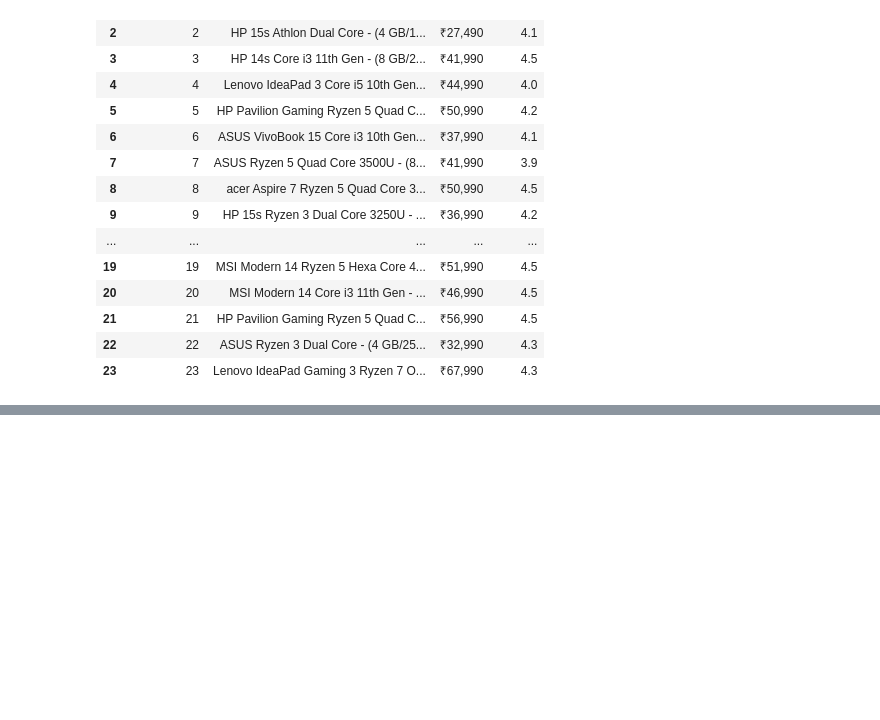
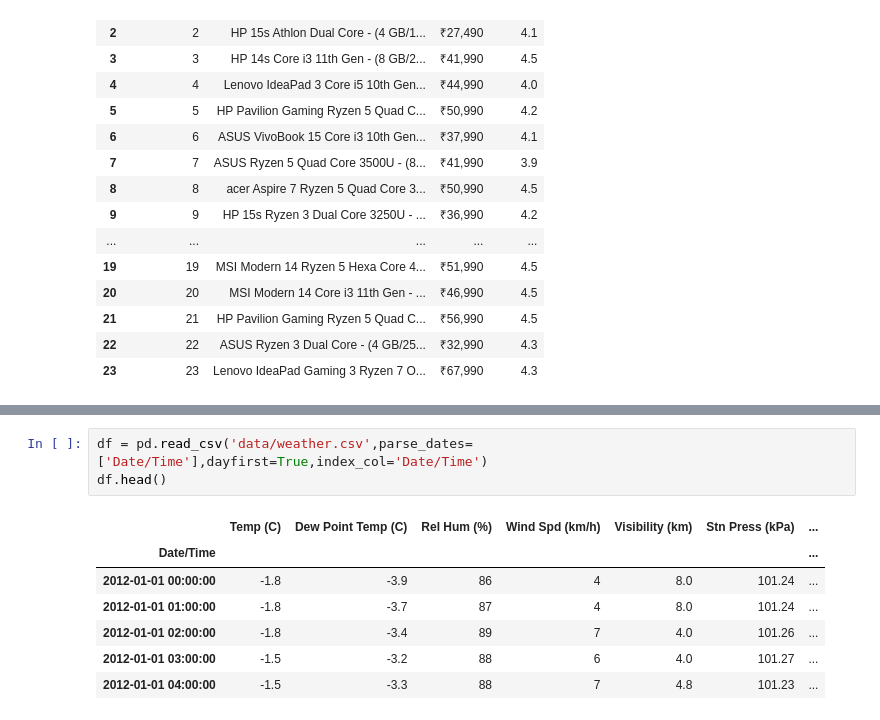
Before and after one commit to S-web7272/tanu_sri_pro, a Jupyter notebook: analysis_1/data2_pandas.ipynb, the cells around one changed output, grey strips where cells are left out. Saved outputs shown, nothing was run; the diff lists cells and outputs as text; blank space fills up the shorter version.

```diff
--- a/analysis_1/data2_pandas.ipynb
+++ b/analysis_1/data2_pandas.ipynb
@@ -71,0 +87,11 @@ df
+# %%
+df = pd.read_csv('data/weather.csv',parse_dates=['Date/Time'],dayfirst=True,index_col='Date/Time')
+df.head()
+# %% [output]
+|  | Temp (C) | Dew Point Temp (C) | Rel Hum (%) | Wind Spd (km/h) | Visibility (km) | Stn Press (kPa) | ... |
+| Date/Time |  |  |  |  |  |  | ... |
+| 2012-01-01 00:00:00 | -1.8 | -3.9 | 86 | 4 | 8.0 | 101.24 | ... |
+| 2012-01-01 01:00:00 | -1.8 | -3.7 | 87 | 4 | 8.0 | 101.24 | ... |
+| 2012-01-01 02:00:00 | -1.8 | -3.4 | 89 | 7 | 4.0 | 101.26 | ... |
+| 2012-01-01 03:00:00 | -1.5 | -3.2 | 88 | 6 | 4.0 | 101.27 | ... |
+| 2012-01-01 04:00:00 | -1.5 | -3.3 | 88 | 7 | 4.8 | 101.23 | ... |
```
Also changed, not shown: parts of 5 cells of this notebook, 1 other file.
